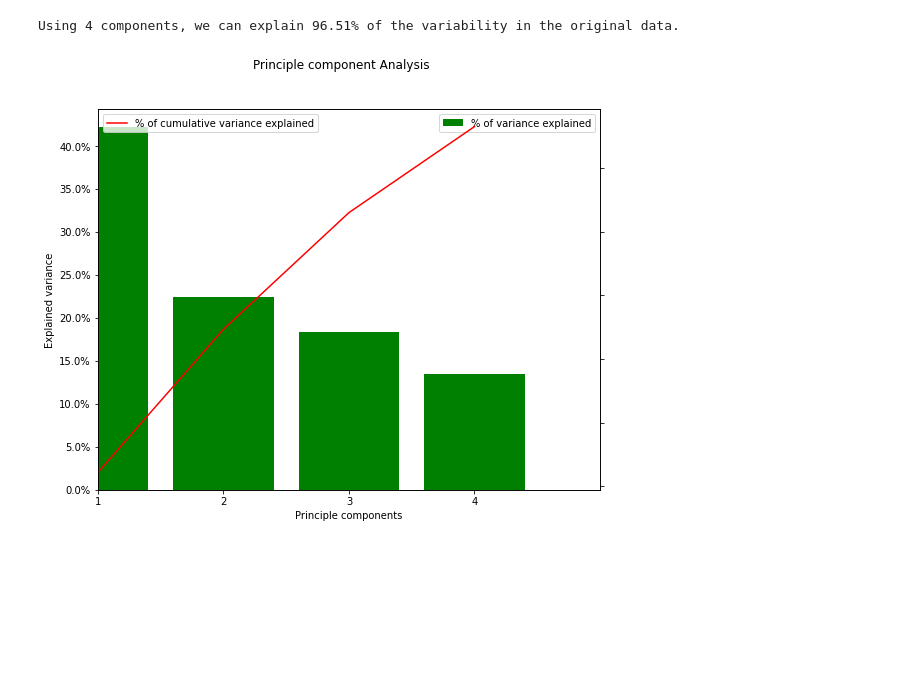
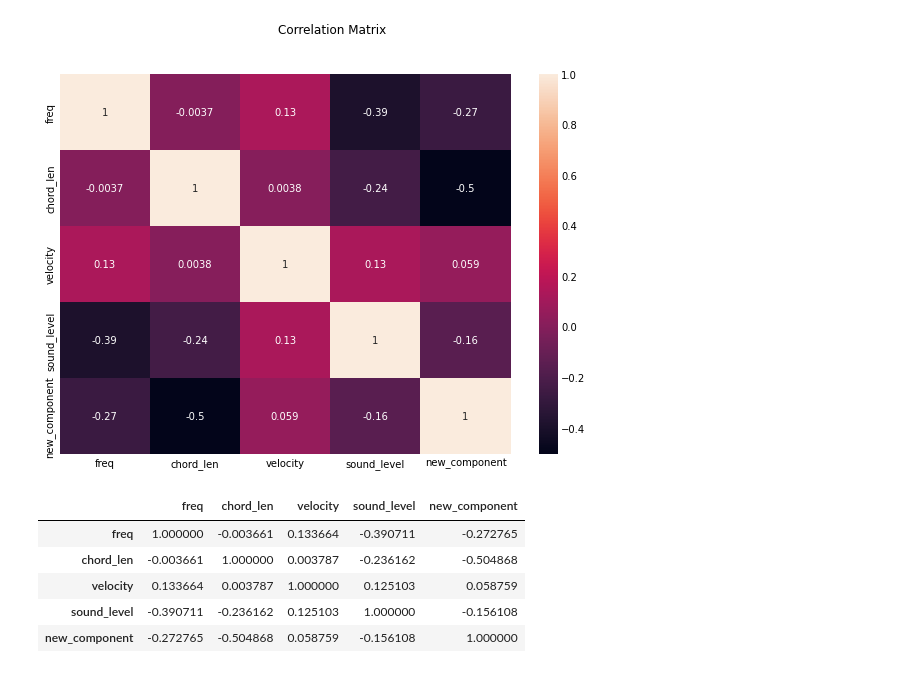
Before and after one commit to manojmanivannan/machine-learning-with-PyTorch, a Jupyter notebook: notebooks/Airfoil_regression.ipynb, the cells around one changed output. Drawn from its saved outputs; the diff is of its cells as text; code cells hidden in the pictures; blank space fills up the shorter version.

```diff
--- a/notebooks/Airfoil_regression.ipynb
+++ b/notebooks/Airfoil_regression.ipynb
@@ -24,0 +49,10 @@ correlation_matrix(df,plot=True)
+# %%
+pca = PCA(n_components=1)
+pca.fit(np.array(df[["aoa","thickness"]]))
+print("variance explained : ",pca.explained_variance_ratio_)
+
+y = pca.transform(np.array(df[["aoa","thickness"]]))
+new_component = pd.DataFrame(y)
+new_component = new_component.rename(columns={0: 'new_component'})
+df["new_component"] = new_component
+df.drop(['aoa','thickness'], axis=1, inplace=True)
@@ -25,10 +77,13 @@ correlation_matrix(df,plot=True)
+# %%
+correlation_matrix(df,plot=True)
+# %% [output]
+[figure, added]
+|  | freq | chord_len | velocity | sound_level | new_component |
+| freq | 1.000000 | -0.003661 | 0.133664 | -0.390711 | -0.272765 |
+| chord_len | -0.003661 | 1.000000 | 0.003787 | -0.236162 | -0.504868 |
+| velocity | 0.133664 | 0.003787 | 1.000000 | 0.125103 | 0.058759 |
+| sound_level | -0.390711 | -0.236162 | 0.125103 | 1.000000 | -0.156108 |
+| new_component | -0.272765 | -0.504868 | 0.058759 | -0.156108 | 1.000000 |
 # %%
 df_feature = df.drop(['sound_level'],axis=1)
 df_target = df['sound_level']
-
-pca,n_components = get_principle_component(df_feature,least_components=1,least_explained_variance=0.85,plot=True)
-pca_df = pd.DataFrame(pca.components_,columns=df_feature.columns,index = [f'PC-{i}' for i in range(1,n_components+1)])
-choosen_columns = pca_df.columns
-# %% [output]
-Using 4 components, we can explain 96.51% of the variability in the original data.
-[figure, removed]
```
Also changed, not shown: parts of 21 cells of this notebook, 1 other file.
